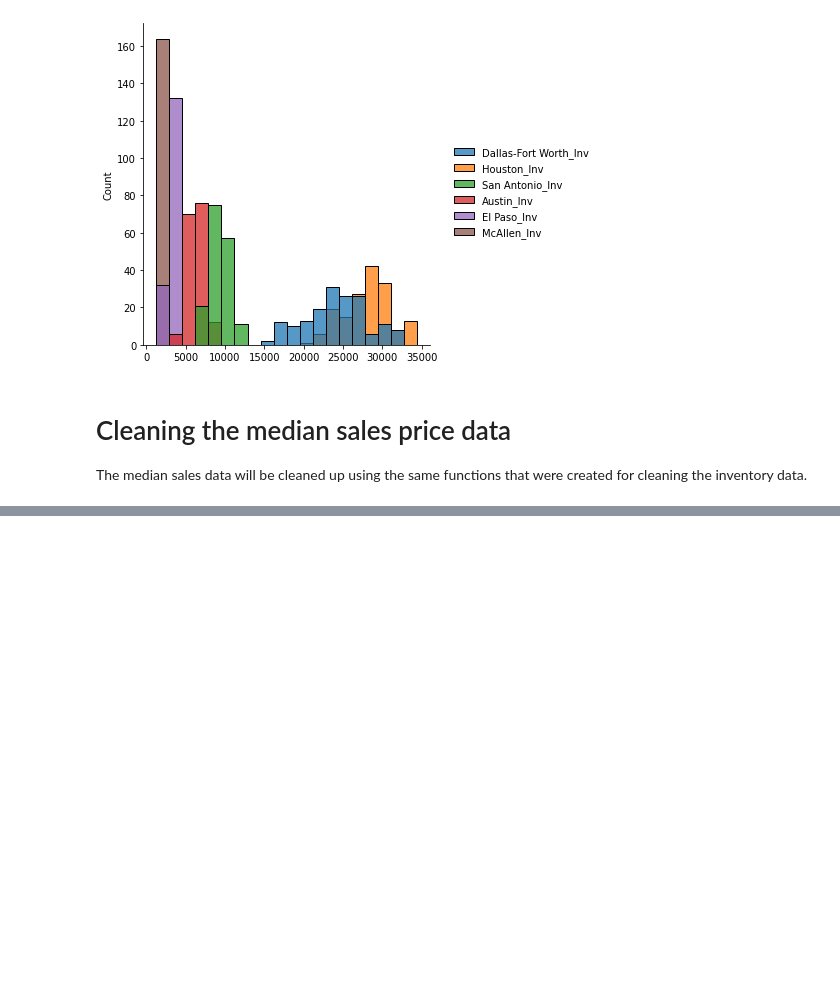
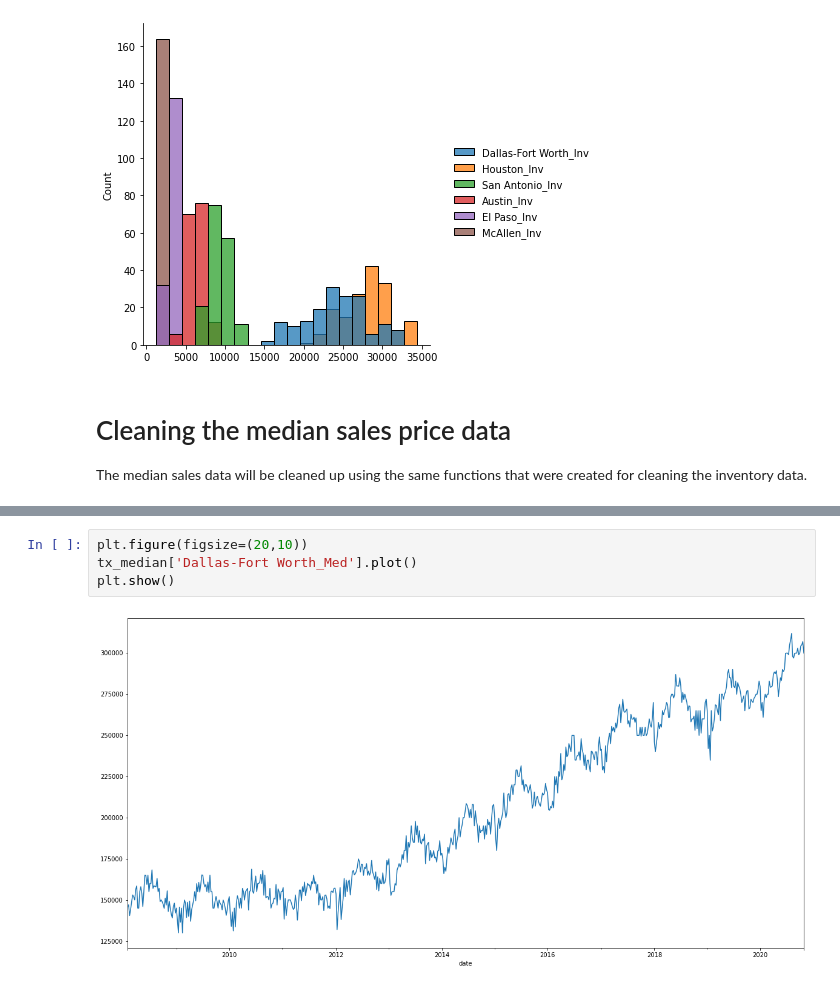
Before and after one commit to ricksolis/zillow-real_estate_data_cleaning, a Jupyter notebook: notebooks/1. Zillow-Inventory Sales -- Cleaning Data.ipynb, the cells around one changed output, grey strips where cells are left out. Saved outputs shown, nothing was run; the diff lists cells and outputs as text; blank space fills up the shorter version.

```diff
--- a/notebooks/1. Zillow-Inventory Sales -- Cleaning Data.ipynb
+++ b/notebooks/1. Zillow-Inventory Sales -- Cleaning Data.ipynb
@@ -417,0 +496,6 @@ The median sales data will be cleaned up using the same functions that were crea
+# %%
+plt.figure(figsize=(20,10))
+tx_median['Dallas-Fort Worth_Med'].plot()
+plt.show()
+# %% [output]
+[figure, added]
```
Also changed, not shown: parts of 24 cells of this notebook.
